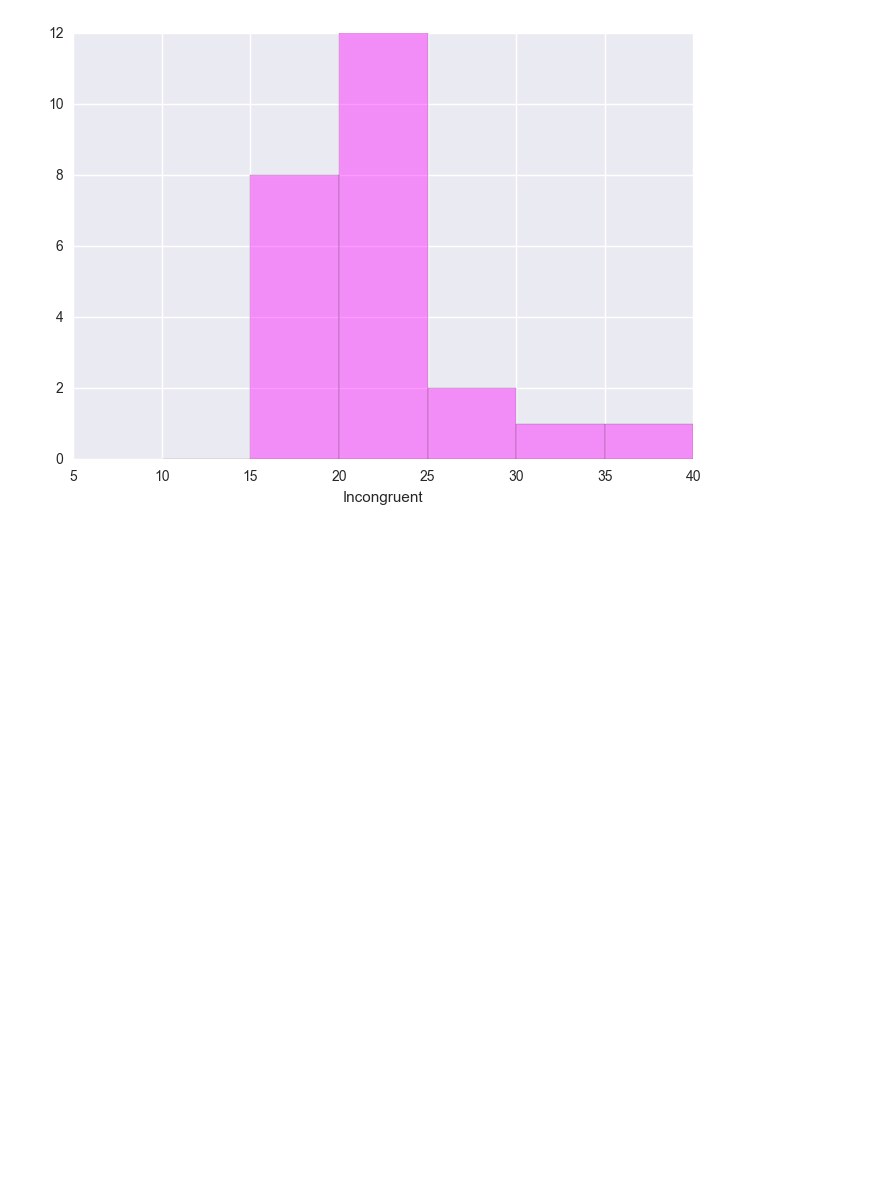
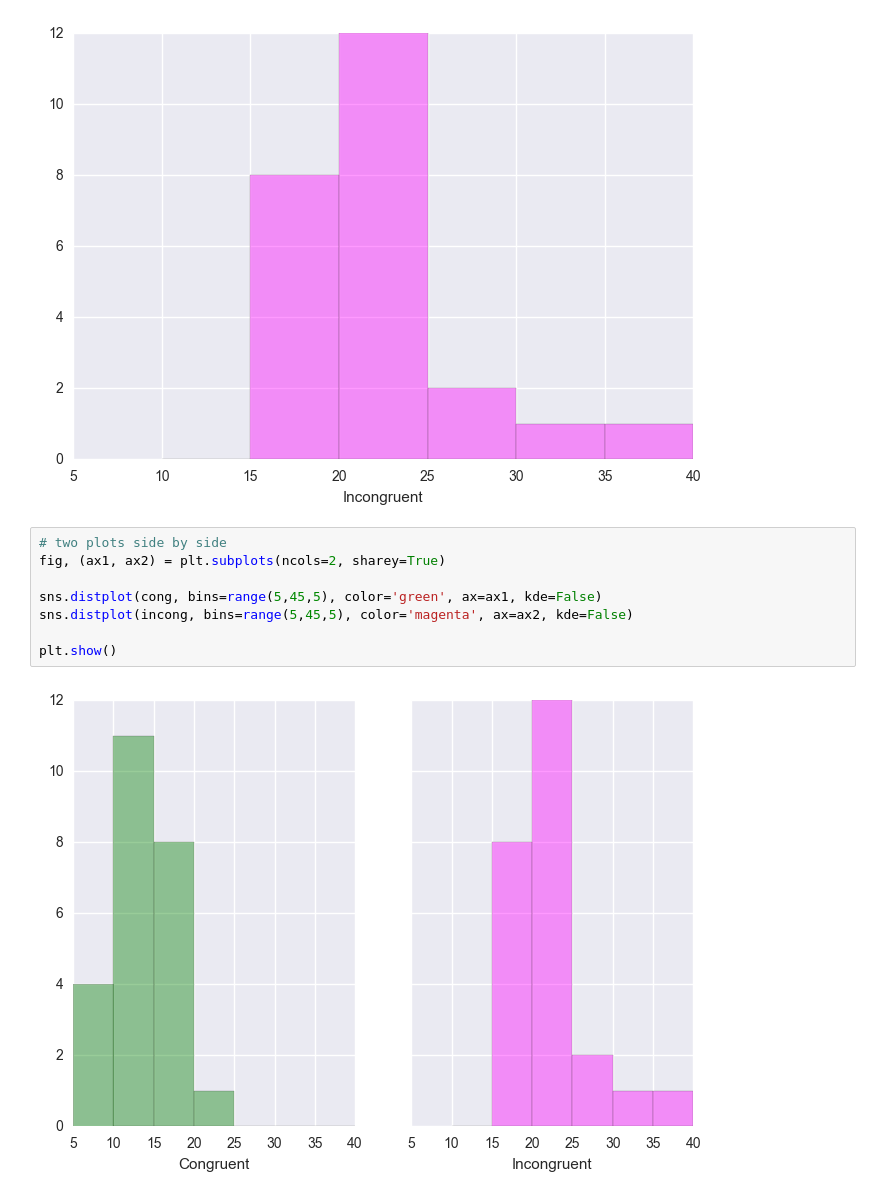
Before and after one commit to hichana/data-science-quiver, a Jupyter notebook: plotting_and_graphs.ipynb, the cells around one changed output. Saved outputs shown, nothing was run; the diff lists cells and outputs as text; blank space fills up the shorter version.

```diff
--- a/plotting_and_graphs.ipynb
+++ b/plotting_and_graphs.ipynb
@@ -70,3 +73,13 @@ plt.show()
 # %% [output]
 [figure]
 [figure]
+# %%
+# two plots side by side
+fig, (ax1, ax2) = plt.subplots(ncols=2, sharey=True)
+
+sns.distplot(cong, bins=range(5,45,5), color='green', ax=ax1, kde=False)
+sns.distplot(incong, bins=range(5,45,5), color='magenta', ax=ax2, kde=False)
+
+plt.show()
+# %% [output]
+[figure, added]
```
Also changed, not shown: parts of 2 cells of this notebook, 12 other files.
